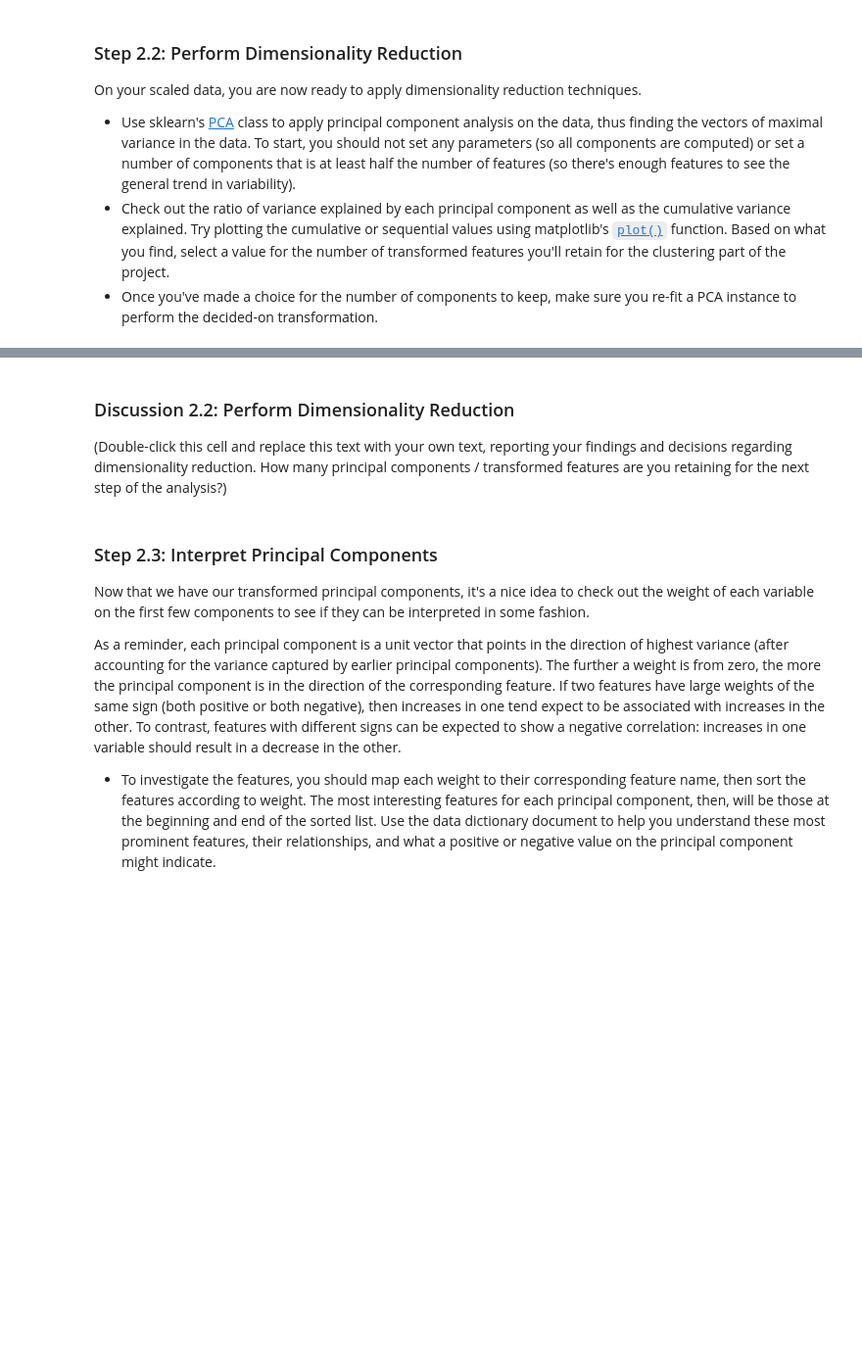
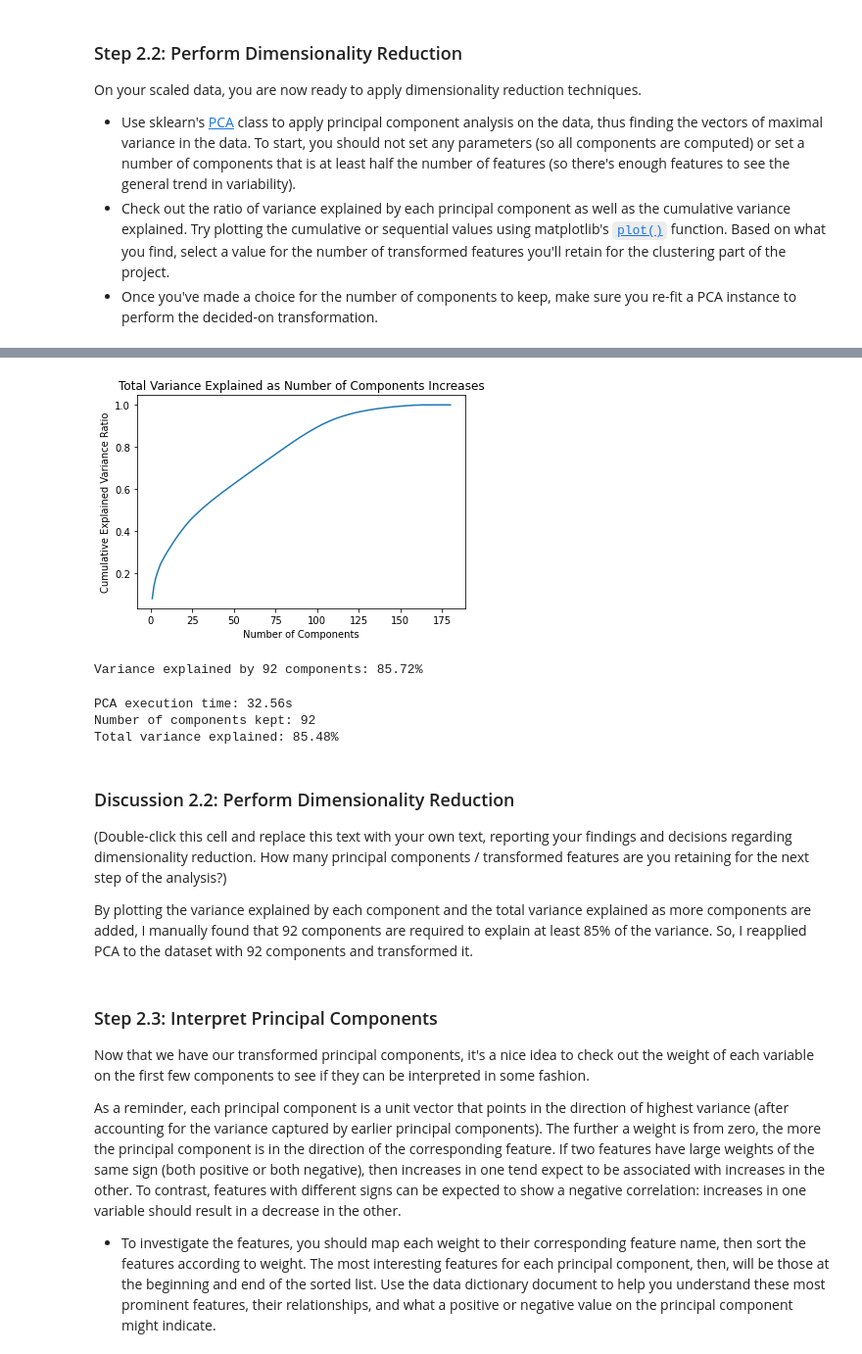
Before and after one commit to alexgeorgousis/customer-segments, a Jupyter notebook: Identify_Customer_Segments.ipynb, the cells around one changed output, grey strips where cells are left out. Shown: that part at 98% size. Saved outputs shown, nothing was run; the diff lists cells and outputs as text; code cells hidden in the pictures; blank space fills up the shorter version.

```diff
--- a/Identify_Customer_Segments.ipynb
+++ b/Identify_Customer_Segments.ipynb
@@ -632,7 +645,44 @@ On your scaled data, you are now ready to apply dimensionality reduction techniq
+# %%
+# Investigate the cumulative variance explained by the components.
+explained_variance_cum = []
+for i in range(len(explained_variance_ratio)):
+    variance_sum = 0
+    for j in range(i+1):
+        variance_sum += explained_variance_ratio[j]
+    explained_variance_cum.append(variance_sum)
+# %%
+plt.plot(np.arange(1, 181), explained_variance_cum)
+plt.title("Total Variance Explained as Number of Components Increases")
+plt.xlabel("Number of Components")
+plt.ylabel("Cumulative Explained Variance Ratio")
+plt.show()
+# %% [output]
+[figure, added]
+# %%
+components_to_keep = 92
+print("Variance explained by {} components: {}%".format(components_to_keep, np.around(explained_variance_cum[components_to_keep-1]*100, decimals=2)))
+# %% [output]
+Variance explained by 92 components: 85.72%
+# %%
+# Re-apply PCA to the data while selecting for number of components to retain.
+start = time.time()
+pca = PCA(n_components=components_to_keep).fit(below_thresh)
+below_thresh_pca = pca.transform(below_thresh)
+end = time.time()
+
+print("PCA execution time: {}s".format(np.around(end-start, decimals=2)))
+print("Number of components kept: {}".format(pca.n_components_))
+print("Total variance explained: {}%".format(np.around(pca.explained_variance_ratio_.sum()*100, decimals=2)))
+# %% [output]
+PCA execution time: 32.56s
+Number of components kept: 92
+Total variance explained: 85.48%
 # %% [markdown]
 ### Discussion 2.2: Perform Dimensionality Reduction
 
 (Double-click this cell and replace this text with your own text, reporting your findings and decisions regarding dimensionality reduction. How many principal components / transformed features are you retaining for the next step of the analysis?)
+
+By plotting the variance explained by each component and the total variance explained as more components are added, I manually found that 92 components are required to explain at least 85% of the variance. So, I reapplied PCA to the dataset with 92 components and transformed it.
 # %% [markdown]
 ### Step 2.3: Interpret Principal Components
 
```
Also changed, not shown: parts of 7 cells of this notebook.
